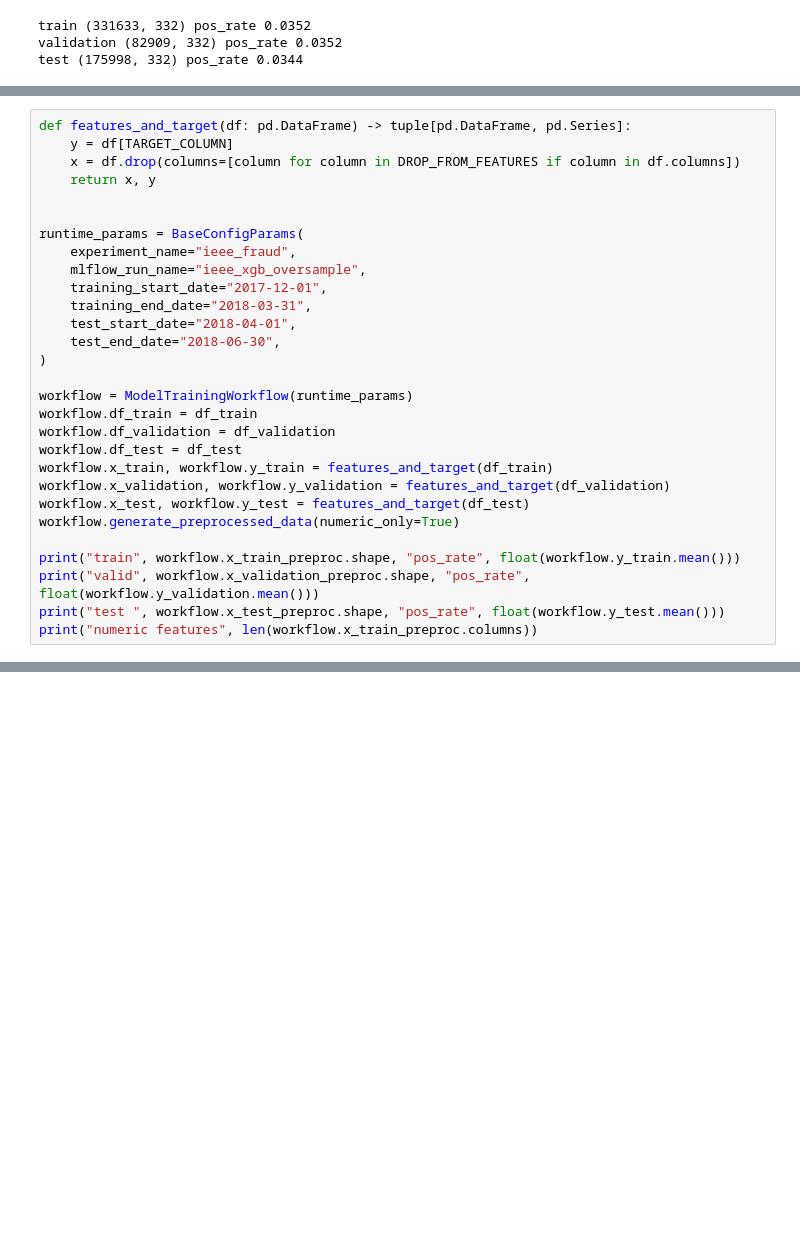
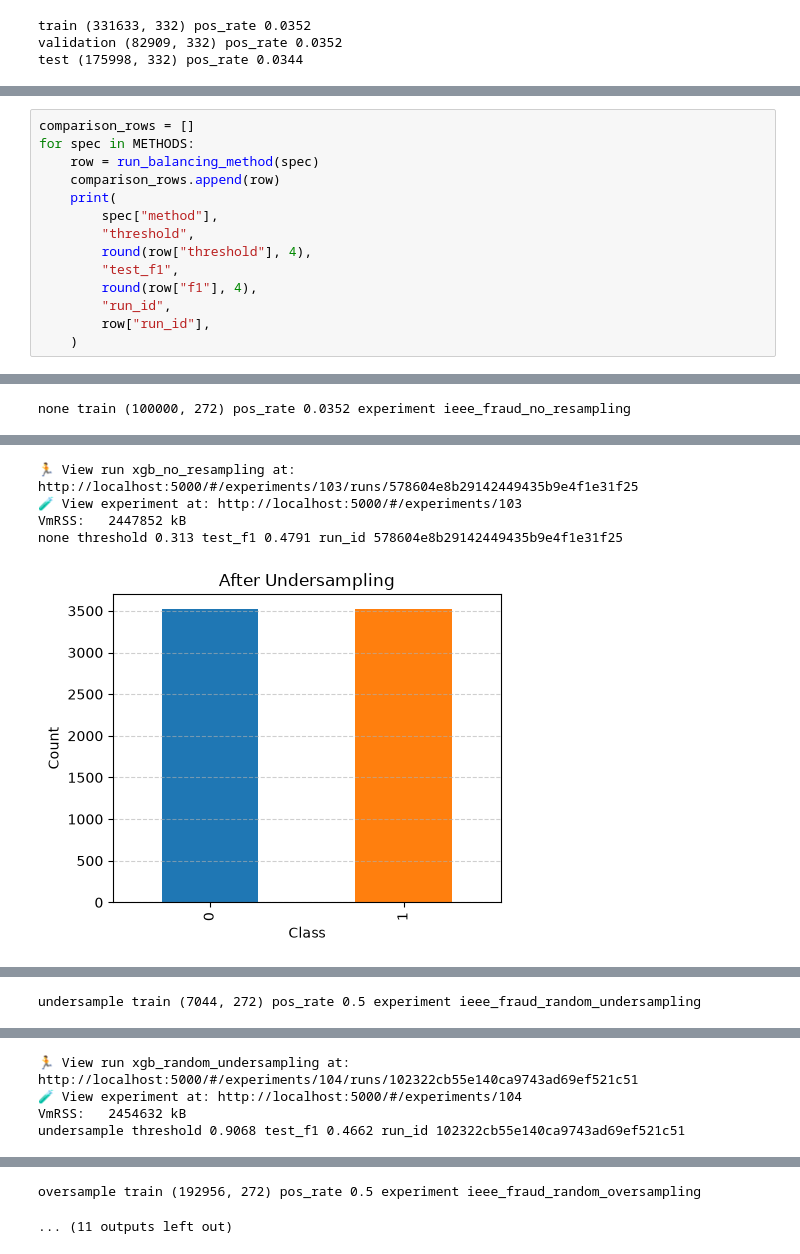
Before and after one commit to arthur-ym/modeling_fraud_system, a Jupyter notebook: runs_entrypoints/02_5_model_training_balancing_tests.ipynb, the cells around one changed output, grey strips where cells are left out. Cells and saved outputs as stored; diff of their text form; blank space fills up the shorter version.

```diff
--- a/runs_entrypoints/02_5_model_training_balancing_tests.ipynb
+++ b/runs_entrypoints/02_5_model_training_balancing_tests.ipynb
@@ -117,29 +187,0 @@ Name: count, dtype: int64
-# %%
-def features_and_target(df: pd.DataFrame) -> tuple[pd.DataFrame, pd.Series]:
-    y = df[TARGET_COLUMN]
-    x = df.drop(columns=[column for column in DROP_FROM_FEATURES if column in df.columns])
-    return x, y
-
-
-runtime_params = BaseConfigParams(
-    experiment_name="ieee_fraud",
-    mlflow_run_name="ieee_xgb_oversample",
-    training_start_date="2017-12-01",
-    training_end_date="2018-03-31",
-    test_start_date="2018-04-01",
-    test_end_date="2018-06-30",
-)
-
-workflow = ModelTrainingWorkflow(runtime_params)
-workflow.df_train = df_train
-workflow.df_validation = df_validation
-workflow.df_test = df_test
-workflow.x_train, workflow.y_train = features_and_target(df_train)
-workflow.x_validation, workflow.y_validation = features_and_target(df_validation)
-workflow.x_test, workflow.y_test = features_and_target(df_test)
-workflow.generate_preprocessed_data(numeric_only=True)
-
-print("train", workflow.x_train_preproc.shape, "pos_rate", float(workflow.y_train.mean()))
-print("valid", workflow.x_validation_preproc.shape, "pos_rate", float(workflow.y_validation.mean()))
-print("test ", workflow.x_test_preproc.shape, "pos_rate", float(workflow.y_test.mean()))
-print("numeric features", len(workflow.x_train_preproc.columns))
@@ -182,0 +332,15 @@ metrics_table.round(4)
+# %%
+comparison_rows = []
+for spec in METHODS:
+    row = run_balancing_method(spec)
+    comparison_rows.append(row)
+    print(
+        spec["method"],
+        "threshold",
+        round(row["threshold"], 4),
+        "test_f1",
+        round(row["f1"], 4),
+        "run_id",
+        row["run_id"],
+    )
+# %% [output]
@@ -182,0 +356 @@ metrics_table.round(4)
+none train (100000, 272) pos_rate 0.0352 experiment ieee_fraud_no_resampling
@@ -182,0 +373,5 @@ metrics_table.round(4)
+🏃 View run xgb_no_resampling at: http://localhost:5000/#/experiments/103/runs/578604e8b29142449435b9e4f1e31f25
+🧪 View experiment at: http://localhost:5000/#/experiments/103
+VmRSS:   2447852 kB
+none threshold 0.313 test_f1 0.4791 run_id 578604e8b29142449435b9e4f1e31f25
+[figure, added]
@@ -182,0 +388 @@ metrics_table.round(4)
+undersample train (7044, 272) pos_rate 0.5 experiment ieee_fraud_random_undersampling
@@ -182,0 +404,4 @@ metrics_table.round(4)
+🏃 View run xgb_random_undersampling at: http://localhost:5000/#/experiments/104/runs/102322cb55e140ca9743ad69ef521c51
+🧪 View experiment at: http://localhost:5000/#/experiments/104
+VmRSS:   2454632 kB
+undersample threshold 0.9068 test_f1 0.4662 run_id 102322cb55e140ca9743ad69ef521c51
@@ -182,0 +419,2 @@ metrics_table.round(4)
+oversample train (192956, 272) pos_rate 0.5 experiment ieee_fraud_random_oversampling
+... (11 outputs left out)
```
Also changed, not shown: parts of 11 cells of this notebook.
